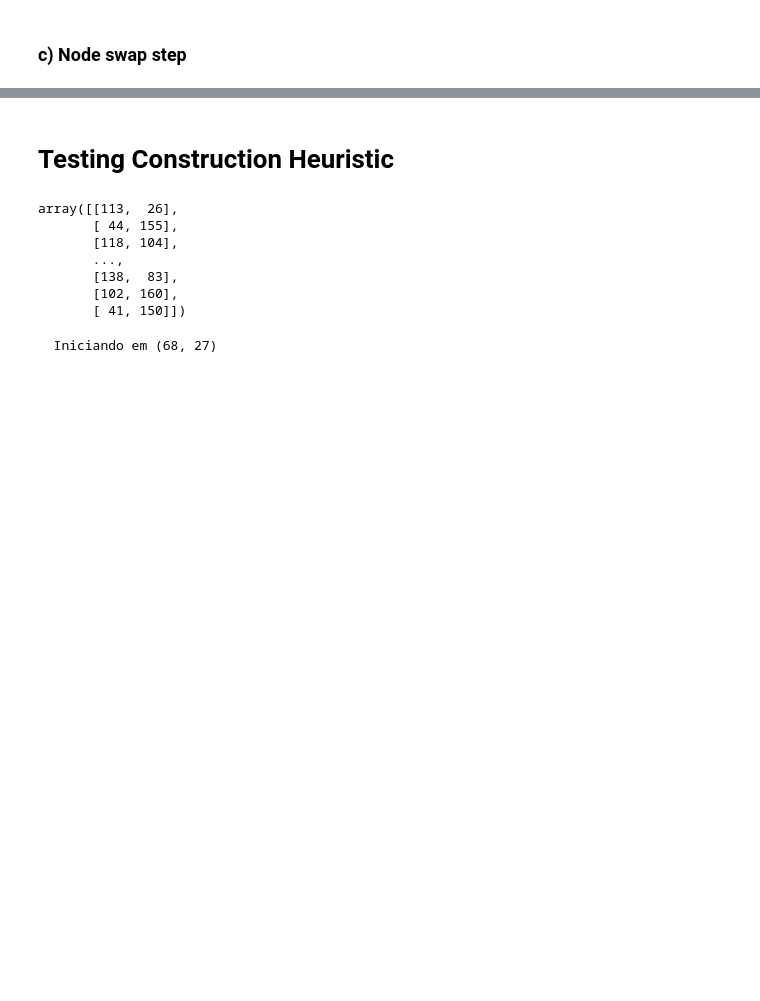
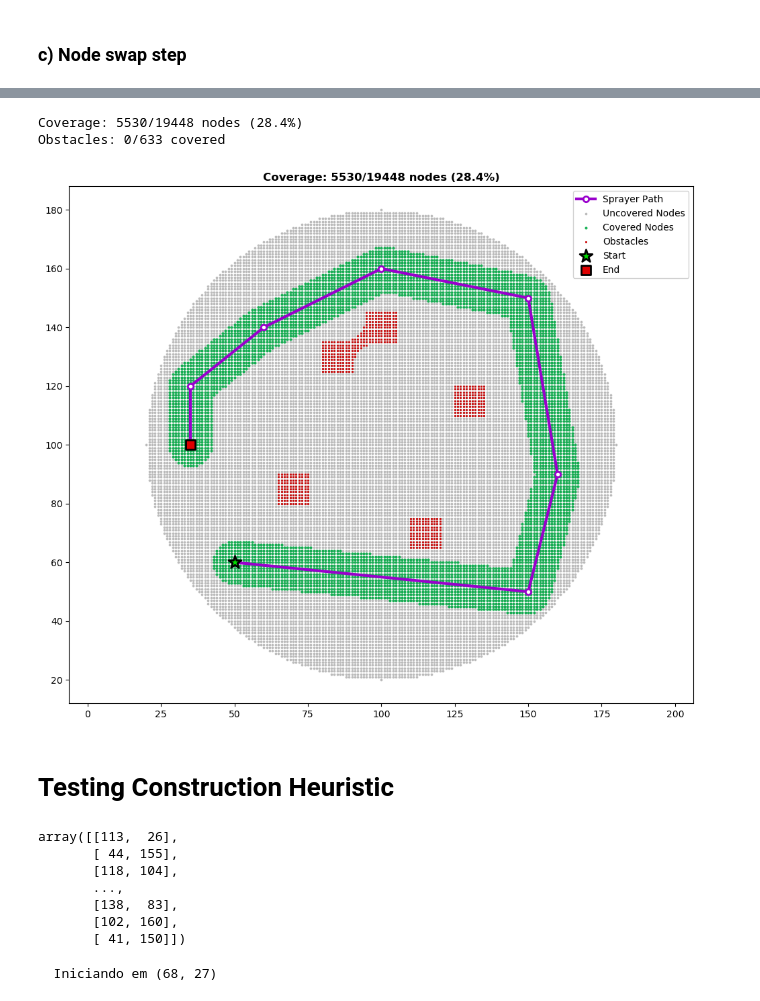
Before and after one commit to Everton-Colombo/MO824-Project, a Jupyter notebook: testing.ipynb, the cells around one changed output, grey strips where cells are left out. Cells and saved outputs as stored; diff of their text form; code cells hidden in the pictures; blank space fills up the shorter version.

Commit message:
feat: implement move operator

```diff
--- a/testing.ipynb
+++ b/testing.ipynb
@@ -345,0 +299,41 @@ Obstacles: 0/633 covered
+# %%
+print("\n--- Teste do Movimento de Move ---")
+
+initial_sol_move = AgcspSolution(path)
+initial_cost_move = circular_evaluator.objfun(initial_sol_move)
+print(f"Custo Inicial: {initial_cost_move:.4f}")
+
+node_idx_to_move = 0
+min_distance = 10
+direction = 'up'
+print(f"Ação: Mover o nó na posição {node_idx_to_move} para a direção '{direction}' com distância mínima {min_distance}")
+
+calculated_delta_move = circular_evaluator.evaluate_move_delta(initial_sol_move, node_idx_to_move, min_distance, direction)
+
+if calculated_delta_move is None:
+    print("Nenhum nó válido encontrado na direção especificada.")
+elif calculated_delta_move == float('inf'):
+    print("O movimento resultaria em uma solução inválida (colisão com obstáculo ou ângulo de virada inválido).")
+else:
+    print(f"Delta Calculado pelo método: {calculated_delta_move:.4f}")
+
+    # Find the new node to verify
+    new_node = circular_evaluator._find_node_in_direction(
+        np.array(initial_sol_move.path[node_idx_to_move]), min_distance, direction
+    )
+    print(f"Nó original: {initial_sol_move.path[node_idx_to_move]}, Novo nó: {tuple(new_node)}")
+
+    # Create the new path manually
+    new_path_move = np.array(initial_sol_move.path).copy()
+    new_path_move[node_idx_to_move] = new_node
+    new_sol_move = AgcspSolution(new_path_move)
+    new_cost_move = circular_evaluator.objfun(new_sol_move)
+    expected_delta_move = new_cost_move - initial_cost_move
+
+    print(f"Custo da Nova Solução (recalculado): {new_cost_move:.4f}")
+    print(f"Delta Esperado (new_cost - old_cost): {expected_delta_move:.4f}")
+
+    if np.isclose(calculated_delta_move, expected_delta_move):
+        print("\nO método 'evaluate_move_delta' está correto.")
+    else:
+        print("\nO delta calculado é diferente do esperado.")
@@ -346,3 +361,10 @@ Obstacles: 0/633 covered
+# %%
+if calculated_delta_move is not None and calculated_delta_move != float('inf'):
+    display_grid_and_path(circular_inst, circular_evaluator, new_path_move)
+# %% [output]
+Coverage: 5530/19448 nodes (28.4%)
+Obstacles: 0/633 covered
+[figure, added]
 # %% [markdown]
 # Testing Construction Heuristic
 # %%
```
Also changed, not shown: parts of 15 cells of this notebook, 1 other file.
